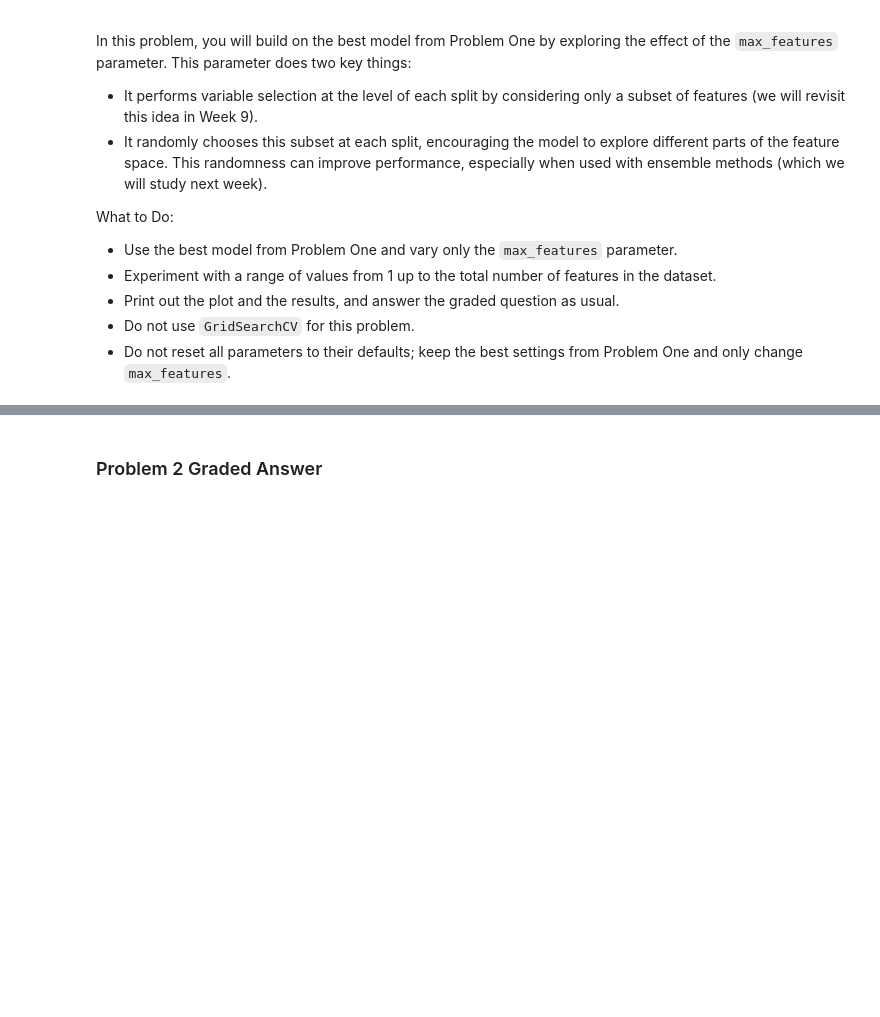
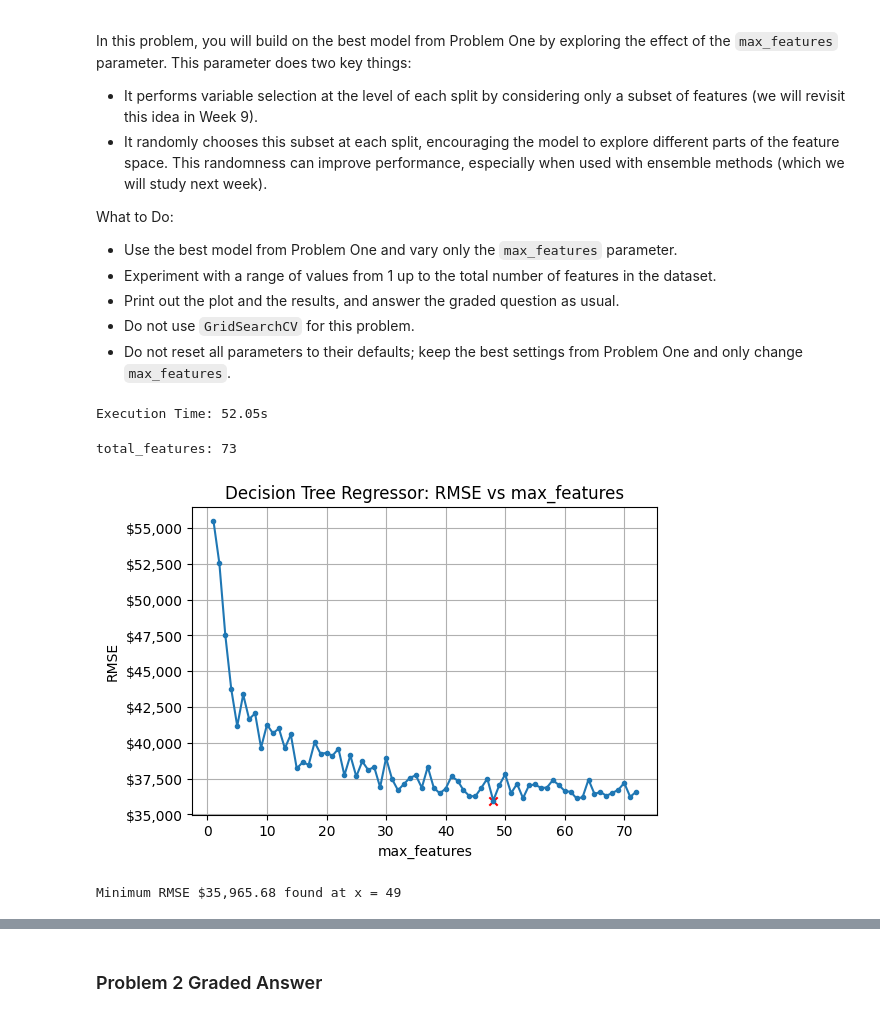
Before and after one commit to SergeyNelyapenkoBU/Module-3-Assignments, a Jupyter notebook: Homework_06.ipynb, the cells around one changed output, grey strips where cells are left out. Drawn from its saved outputs; the diff is of its cells as text; code cells hidden in the pictures; blank space fills up the shorter version.

```diff
--- a/Homework_06.ipynb
+++ b/Homework_06.ipynb
@@ -412,19 +412,22 @@ start = time.time()
 
 # Define parameter grid for GridSearchCV
 param_grid = {
-    'max_depth': [None]+ list(range(2, 20)),
-    'max_leaf_nodes': [None] + list(range(5, 100, 1))
+    'max_depth': [None] + list(range(2, 20)),
+    'max_leaf_nodes': [None] + list(range(5, 100))
 }
 
+random_state = 42
 # Initialize the DecisionTreeRegressor
-tree = DecisionTreeRegressor(random_state=42)
+tree = DecisionTreeRegressor(random_state=random_state)
+
+repeated_cv = RepeatedKFold(random_state=random_state)
 
 # Perform GridSearchCV
 grid_search = GridSearchCV(
     estimator=tree,
     param_grid=param_grid,
     scoring='neg_mean_squared_error',
-    cv=5,  # 5-fold cross-validation
+    cv=repeated_cv,  # 5-fold cross-validation / RepeatedKFold(random_state=42)
     n_jobs=-1
 )
 
@@ -492,0 +495,65 @@ What to Do:
+# %%
+# Your code here
+
+# record beginning time
+start = time.time()
+
+param = 'max_features'
+
+total_features = len(feature_names)+1
+
+parameter_list = [None] + list(range(1,total_features))
+
+MSEs = []
+
+for mf in tqdm(parameter_list):
+
+    MSEs.append( run_decision_tree_regressor(X_train,y_train,
+                                             max_depth = 8,
+                                             max_features=mf,
+                                             min_samples_split=2,
+                                             min_samples_leaf=1,
+                                             max_leaf_nodes=81,
+                                             criterion='squared_error',
+                                             ccp_alpha=0.0,
+                                             random_state=random_state,
+                                             cv=5,
+                                             n_jobs= -1,
+                                             visualize=False
+                                            ) )
+
+# Record end time and execution time
+end = time.time()
+print(f"Execution Time: " + format_time(end-start))
+# %% [output]
+Execution Time: 52.05s
+# %%
+# Find the minimum value
+RMSEs = np.sqrt(MSEs).tolist()
+min_MSE = min(MSEs)
+min_RMSE = min(RMSEs)
+
+# Find the index of the minimum value
+min_index = RMSEs.index(min_RMSE)
+
+print(f"total_features: {total_features}")
+
+
+plt.figure(figsize=(6, 4))
+plt.title("Decision Tree Regressor: RMSE vs "+param)
+plt.plot(parameter_list, RMSEs, marker='.')
+plt.scatter([parameter_list[min_index]],[min_RMSE],marker='x',color='red')
+plt.xlabel(param)
+plt.ylabel("RMSE")
+plt.grid()
+plt.gca().yaxis.set_major_formatter(mticker.FuncFormatter(dollar_format))
+plt.show()
+
+if isinstance(parameter_list[min_index], int):
+    print(f"Minimum RMSE ${min_RMSE:,.2f} found at x = {parameter_list[min_index]+1}")
+else:
+    print(f"Minimum RMSE ${min_RMSE:,.2f} found at x = {parameter_list[min_index]+1:.4f}")
+# %% [output]
+total_features: 73
+[figure, added]
+Minimum RMSE $35,965.68 found at x = 49
```
Also changed, not shown: parts of 4 cells of this notebook.
